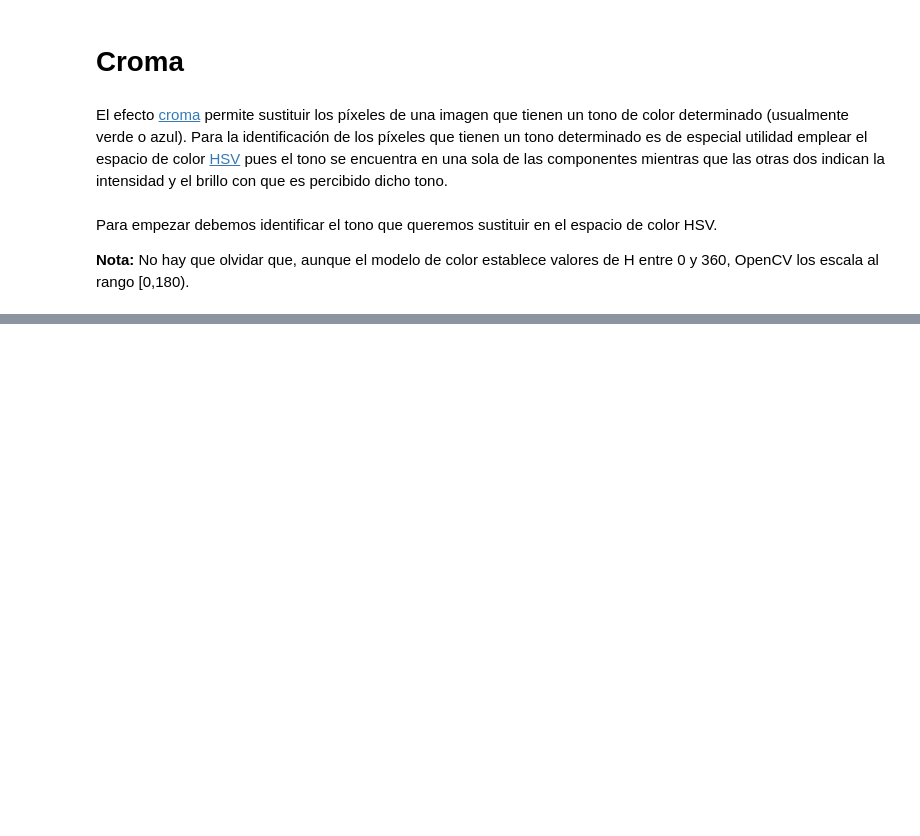
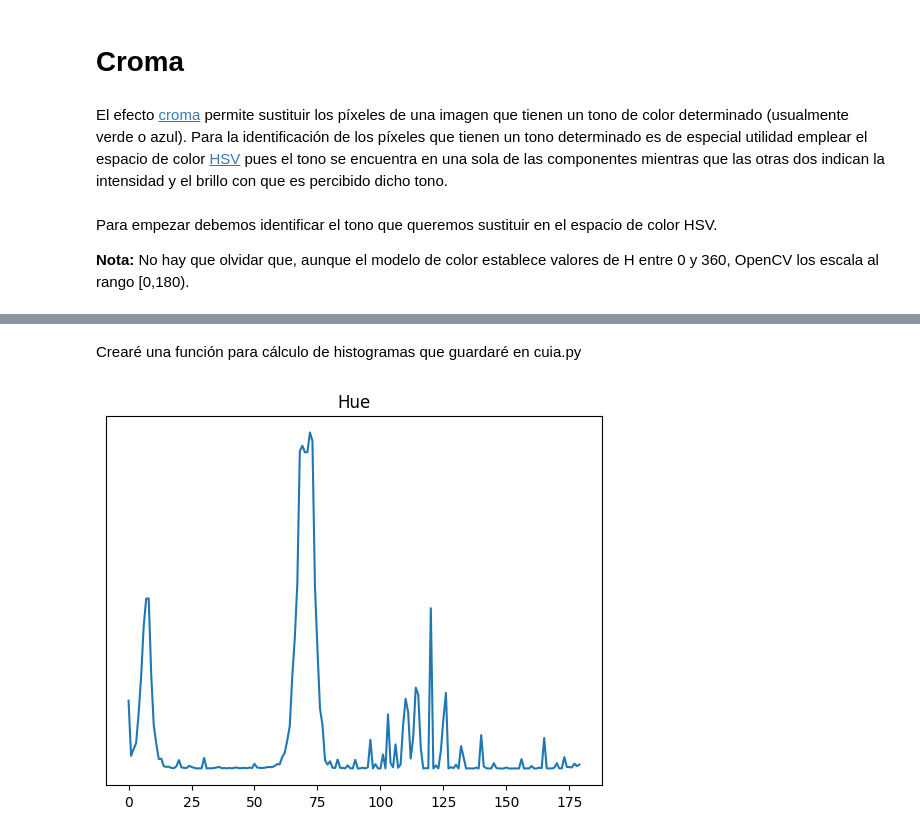
Before and after one commit to ba1l0n/CUIA, a Jupyter notebook: 03-OpenCV-Croma.ipynb, the cells around one changed output, grey strips where cells are left out. Cells and saved outputs as stored; diff of their text form; code cells hidden in the pictures; blank space fills up the shorter version.

Commit message:
Fin croma

```diff
--- a/03-OpenCV-Croma.ipynb
+++ b/03-OpenCV-Croma.ipynb
@@ -32,0 +26,2 @@ plt.imshow(mapabgr)
+# %%
+croma = cv2.imread("media/croma.jpg")
@@ -32,0 +32,28 @@ plt.imshow(mapabgr)
+# %% [markdown]
+Crearé una función para cálculo de histogramas que guardaré en cuia.py
+# %%
+def histogramahsv(imagen, solotono=True):
+    if solotono:
+        hist, (ax1) = plt.subplots(1)
+    else:
+        hist, (ax1, ax2, ax3) = plt.subplots(1,3)
+    framehsv = cv2.cvtColor(imagen, cv2.COLOR_BGR2HSV)
+    h, s, v = cv2.split(framehsv)
+    histoh = cv2.calcHist( [framehsv], [0], None, [180], [0, 180])
+    ax1.set_title("Hue")
+    ax1.get_yaxis().set_visible(False)
+    ax1.plot(histoh)
+    if not solotono:
+        histos = cv2.calcHist( [framehsv], [1], None, [256], [0, 256])
+        ax2.set_title("Sat")
+        ax2.get_yaxis().set_visible(False)
+        ax2.plot(histos)
+        histov = cv2.calcHist( [framehsv], [2], None, [256], [0, 256])
+        ax3.set_title("Val")
+        ax3.get_yaxis().set_visible(False)
+        ax3.plot(histov)
+    plt.show()
+# %%
+histogramahsv(croma)
+# %% [output]
+[figure, added]
```
Also changed, not shown: parts of 16 cells of this notebook, 3 other files.
